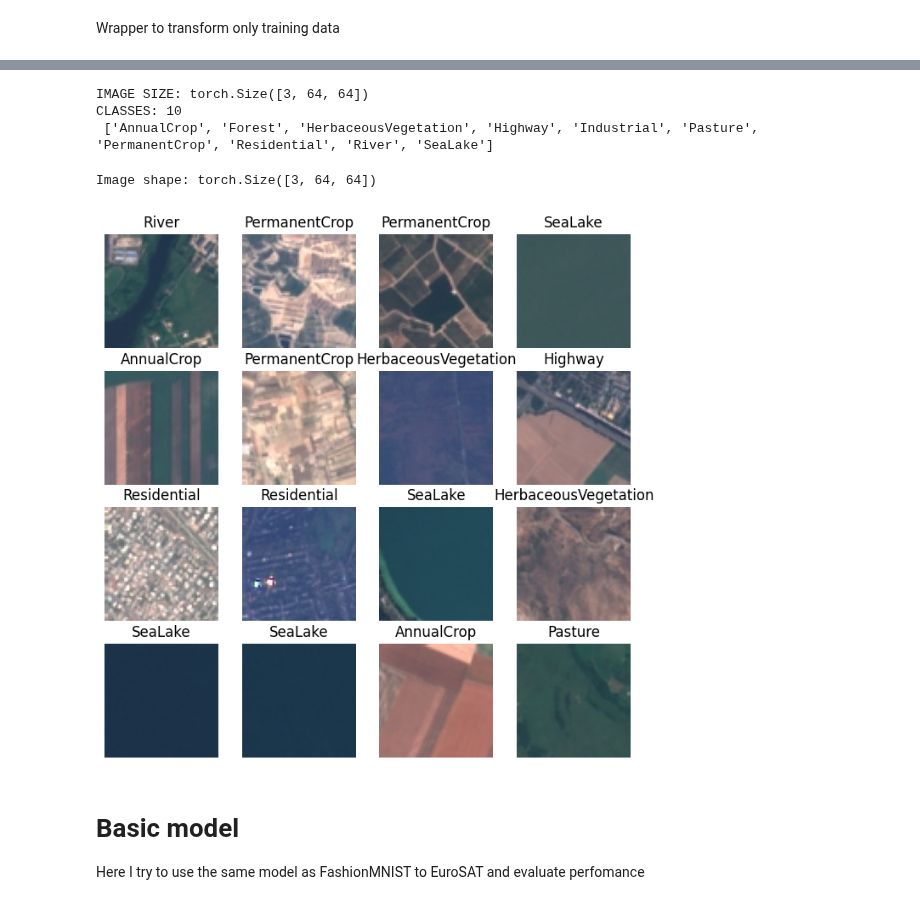
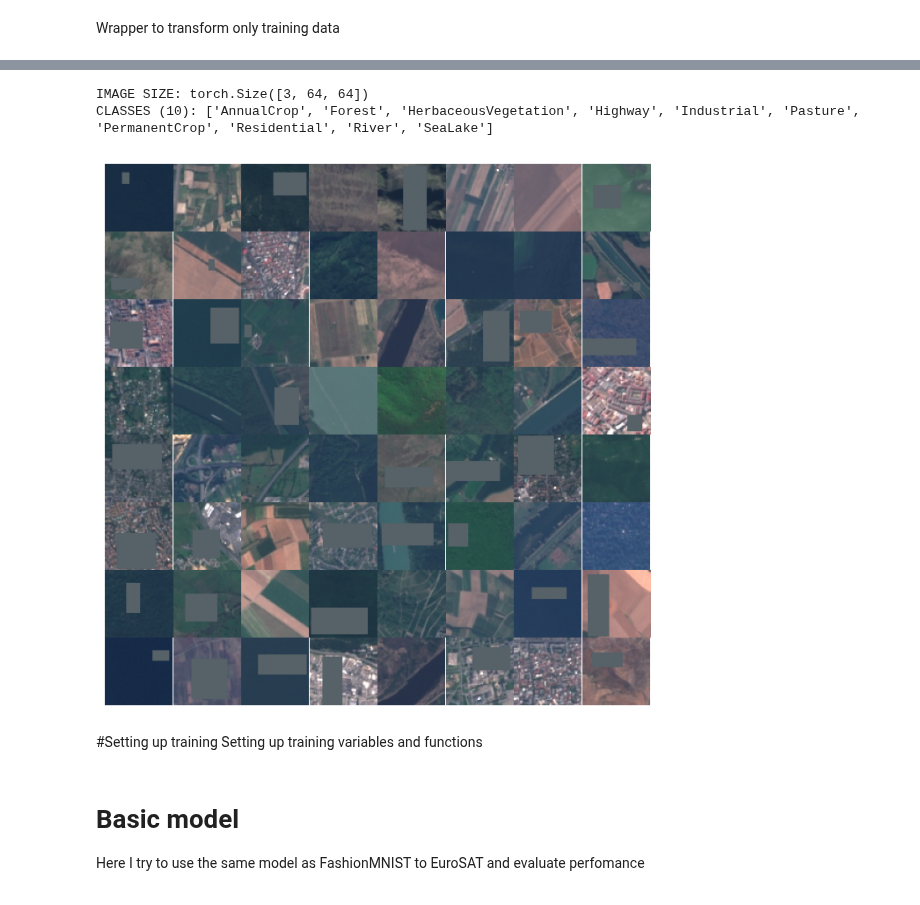
Before and after one commit to piq-13/ml_projects, a Jupyter notebook: EuroSAT/EuroSAT_model.ipynb, the cells around one changed output, grey strips where cells are left out. Cells and saved outputs as stored; diff of their text form; code cells hidden in the pictures.

Commit message:
Last training

```diff
--- a/EuroSAT/EuroSAT_model.ipynb
+++ b/EuroSAT/EuroSAT_model.ipynb
@@ -36,8 +28,11 @@ class TransformSubset(Dataset):
 # %%
 from torch.utils.data import random_split
 
+main_tf = v2.Compose([
+    v2.ToImage(),
+    v2.ToDtype(torch.float32, scale=True)])
+
 data = EuroSAT(root="data", download=True, transform=main_tf)
 train_data, test_data = random_split(data, lengths=[0.8, 0.2])
-train_data = TransformSubset(train_data, train_tf)
 # %%
 train_data_tensor = torch.stack([img for img, _ in train_data])
@@ -44,8 +41,15 @@ train_data_tensor = torch.stack([img for img, _ in train_data])
 # %%
-mean = train_data_tensor.mean(dim=(0,2,3)).tolist()
-std = train_data_tensor.std(dim=(0,2,3)).tolist()
-secondary_tf = v2.Compose([
-    v2.Normalize(mean=mean, std=std, inplace=True),
-    v2.RandomErasing(scale=[0.01, 0.33], inplace=True)
+train_tf = v2.Compose([
+    v2.RandomVerticalFlip(),
+    v2.RandomHorizontalFlip(),
+    v2.RandomErasing(scale=[0.01, 0.33])
     ])
-secondary_tf(data)
+
+main_tf = v2.Compose([
+    v2.ToImage(),
+    v2.ToDtype(torch.float32, scale=True),
+    v2.Normalize(mean=mean, std=std)
+    ])
+
+train_data = TransformSubset(train_data, train_tf)
+data.transform = main_tf
@@ -61,29 +56,36 @@ Transform: Compose(
 # %%
 print("IMAGE SIZE:", data[1][0].shape)
-print("CLASSES:", len(data.classes), "\n" ,data.classes)
+print(f"CLASSES ({len(data.classes)}): {data.classes}")
 # %% [output]
 IMAGE SIZE: torch.Size([3, 64, 64])
-CLASSES: 10
- ['AnnualCrop', 'Forest', 'HerbaceousVegetation', 'Highway', 'Industrial', 'Pasture', 'PermanentCrop', 'Residential', 'River', 'SeaLake']
+CLASSES (10): ['AnnualCrop', 'Forest', 'HerbaceousVegetation', 'Highway', 'Industrial', 'Pasture', 'PermanentCrop', 'Residential', 'River', 'SeaLake']
 # %%
 import matplotlib.pyplot as plt
 from torchvision.transforms.functional import to_pil_image
 
-print("Image shape:", train_data[0][0].shape)
+mean_t = torch.tensor(mean).view(3, 1, 1)
+std_t = torch.tensor(std).view(3, 1, 1)
+
+D = 8
 
 class_names = data.classes
-fig, ax = plt.subplots(4,4,figsize=(8,8))
+fig, ax = plt.subplots(D,D,figsize=(8,8))
+fig.subplots_adjust(wspace=0, hspace=0)
 k = torch.randint(1, 2000, (1,)).item()
-for i in range(4):
-    for j in range(4):
+for i in range(D):
+    for j in range(D):
         image, label = train_data[k]
-        ax[i, j].imshow(to_pil_image(image), cmap='grey')
+        image = (image * std_t + mean_t).clamp(0, 1)
+        ax[i, j].imshow(to_pil_image(image))
         ax[i,j].axis(False)
-        ax[i,j].set_title(class_names[int(label)])
+        ax[i, j].padding = 0
         k += 1
+        ax[i, j].plot()
 # %% [output]
-Image shape: torch.Size([3, 64, 64])
-[figure, old version]
+[figure, new version]
+# %% [markdown]
+#Setting up training
+Setting up training variables and functions
 # %%
 from torch.utils.data import DataLoader
 import torch
```
Also changed, not shown: parts of 14 cells of this notebook.
